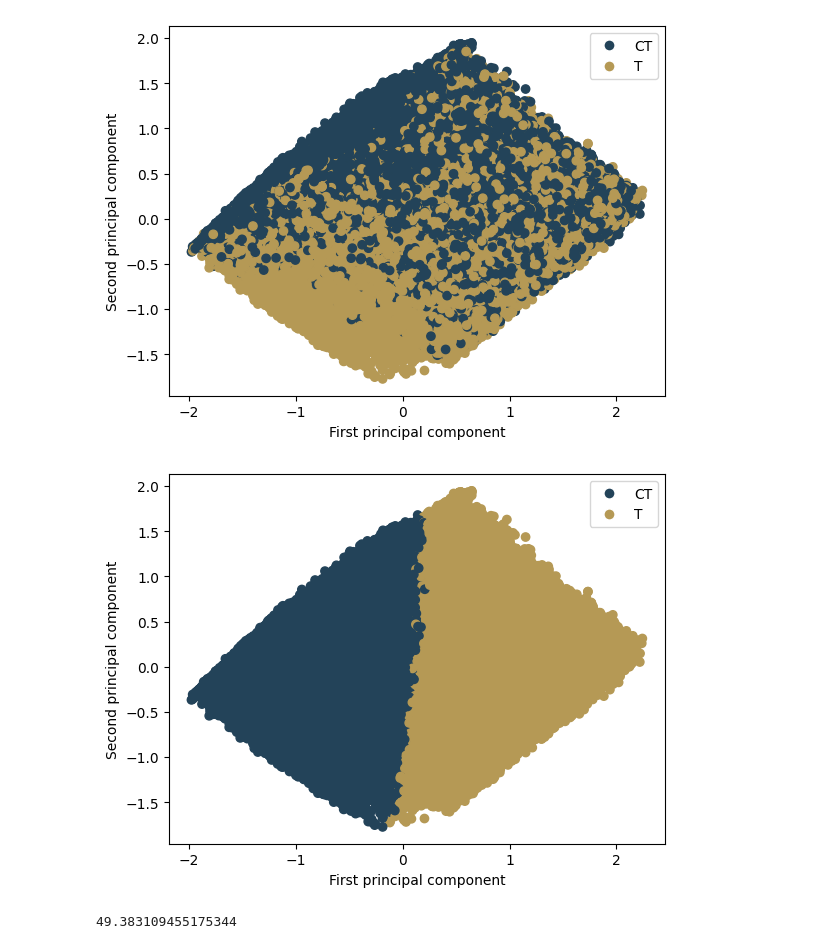
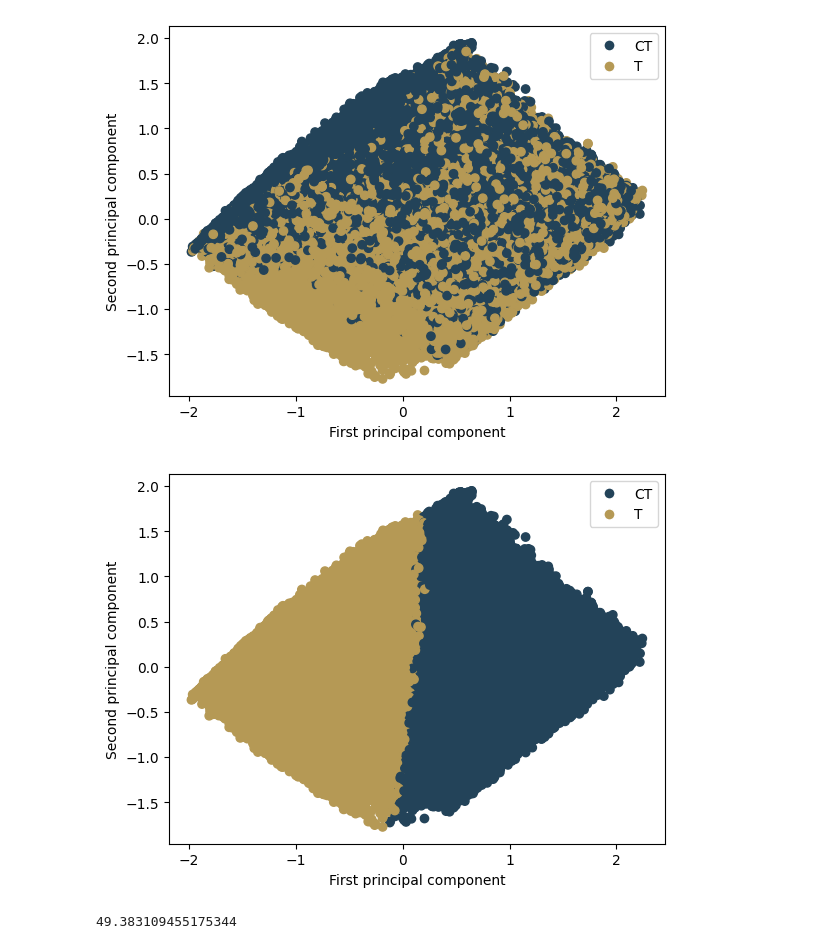
Before and after one commit to MATF-istrazivanje-podataka-1/2023_Data_Mining_Go_winner_Dataset, a Jupyter notebook: models/clustering/gaussian_mixture.ipynb, the cells around one changed output. Drawn from its saved outputs; the diff is of its cells as text; code cells hidden in the pictures.

```diff
--- a/models/clustering/gaussian_mixture.ipynb
+++ b/models/clustering/gaussian_mixture.ipynb
@@ -148,20 +148,20 @@ gauss = GaussianMixture(n_components=2, covariance_type='spherical', random_stat
 gauss.fit(X)
 labels = gauss.predict(X)
 # %%
-color_mapping = {0: '#234359', 1: '#b59955'}
+color_mapping = {1: '#234359', 0: '#b59955'}
 colors = [color_mapping[team] for team in labels]
 
 scatter = plt.scatter(X_pca[:,0], X_pca[:,1], c=colors, label=colors)
 plt.xlabel('First principal component')
 plt.ylabel('Second principal component')
 legend_elements = [
     plt.Line2D([0], [0], marker='o', color='w', label='CT', markerfacecolor='#234359', markersize=8),
     plt.Line2D([0], [0], marker='o', color='w', label='T', markerfacecolor='#b59955', markersize=8)
 ]
 plt.legend(handles=legend_elements)
 plt.show()
 # %% [output]
-[figure, old version]
+[figure, new version]
 # %%
 clustering_score(y, labels)
 # %% [output]
```
Also changed, not shown: 1 other file.
